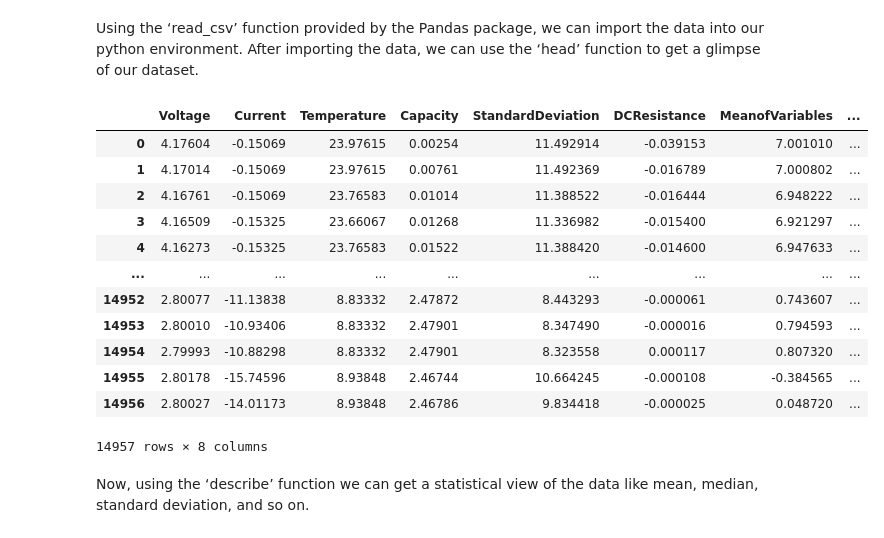
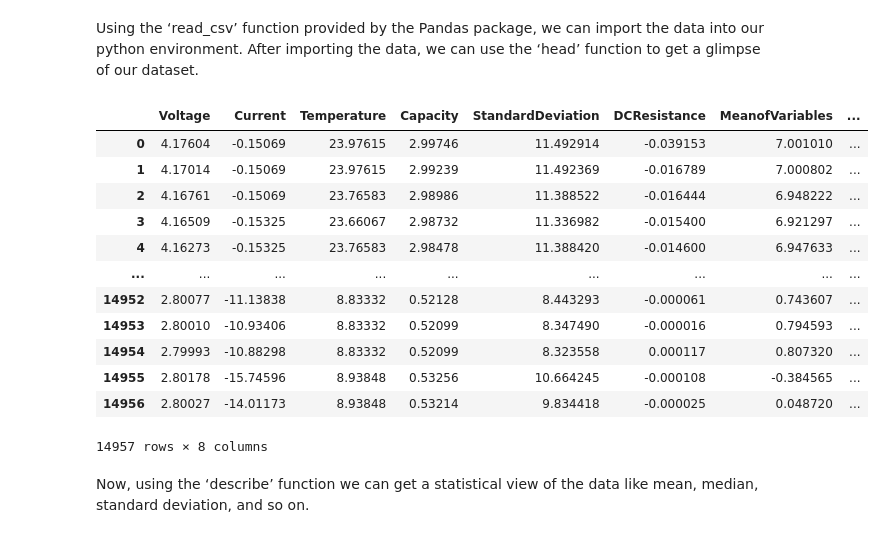
Before and after one commit to punjabinuclei/RealTimeBatteryMonitoringSystem, a Jupyter notebook: Updated_Linear_Regression_Method.ipynb, the cells around one changed output. Cells and saved outputs as stored; diff of their text form; code cells hidden in the pictures.

```diff
--- a/Updated_Linear_Regression_Method.ipynb
+++ b/Updated_Linear_Regression_Method.ipynb
@@ -38,22 +38,22 @@ from sklearn import preprocessing # preprocessData
 # %% [markdown]
 Using the ‘read_csv’ function provided by the Pandas package, we can import the data into our python environment. After importing the data, we can use the ‘head’ function to get a glimpse of our dataset.
 # %%
-df=pd.read_csv(r"SocNew.csv")
+df=pd.read_csv(r"SocFinal.csv")
 df=df.dropna()
 df
 # %% [output]
 |  | Voltage | Current | Temperature | Capacity | StandardDeviation | DCResistance | MeanofVariables | ... |
-| 0 | 4.17604 | -0.15069 | 23.97615 | 0.00254 | 11.492914 | -0.039153 | 7.001010 | ... |
-| 1 | 4.17014 | -0.15069 | 23.97615 | 0.00761 | 11.492369 | -0.016789 | 7.000802 | ... |
-| 2 | 4.16761 | -0.15069 | 23.76583 | 0.01014 | 11.388522 | -0.016444 | 6.948222 | ... |
-| 3 | 4.16509 | -0.15325 | 23.66067 | 0.01268 | 11.336982 | -0.015400 | 6.921297 | ... |
-| 4 | 4.16273 | -0.15325 | 23.76583 | 0.01522 | 11.388420 | -0.014600 | 6.947633 | ... |
+| 0 | 4.17604 | -0.15069 | 23.97615 | 2.99746 | 11.492914 | -0.039153 | 7.001010 | ... |
+| 1 | 4.17014 | -0.15069 | 23.97615 | 2.99239 | 11.492369 | -0.016789 | 7.000802 | ... |
+| 2 | 4.16761 | -0.15069 | 23.76583 | 2.98986 | 11.388522 | -0.016444 | 6.948222 | ... |
+| 3 | 4.16509 | -0.15325 | 23.66067 | 2.98732 | 11.336982 | -0.015400 | 6.921297 | ... |
+| 4 | 4.16273 | -0.15325 | 23.76583 | 2.98478 | 11.388420 | -0.014600 | 6.947633 | ... |
 | ... | ... | ... | ... | ... | ... | ... | ... | ... |
-| 14952 | 2.80077 | -11.13838 | 8.83332 | 2.47872 | 8.443293 | -0.000061 | 0.743607 | ... |
-| 14953 | 2.80010 | -10.93406 | 8.83332 | 2.47901 | 8.347490 | -0.000016 | 0.794593 | ... |
-| 14954 | 2.79993 | -10.88298 | 8.83332 | 2.47901 | 8.323558 | 0.000117 | 0.807320 | ... |
-| 14955 | 2.80178 | -15.74596 | 8.93848 | 2.46744 | 10.664245 | -0.000108 | -0.384565 | ... |
-| 14956 | 2.80027 | -14.01173 | 8.93848 | 2.46786 | 9.834418 | -0.000025 | 0.048720 | ... |
+| 14952 | 2.80077 | -11.13838 | 8.83332 | 0.52128 | 8.443293 | -0.000061 | 0.743607 | ... |
+| 14953 | 2.80010 | -10.93406 | 8.83332 | 0.52099 | 8.347490 | -0.000016 | 0.794593 | ... |
+| 14954 | 2.79993 | -10.88298 | 8.83332 | 0.52099 | 8.323558 | 0.000117 | 0.807320 | ... |
+| 14955 | 2.80178 | -15.74596 | 8.93848 | 0.53256 | 10.664245 | -0.000108 | -0.384565 | ... |
+| 14956 | 2.80027 | -14.01173 | 8.93848 | 0.53214 | 9.834418 | -0.000025 | 0.048720 | ... |
 14957 rows × 8 columns
 # %% [markdown]
 Now, using the ‘describe’ function we can get a statistical view of the data like mean, median, standard deviation, and so on.
```
Also changed, not shown: parts of 14 cells of this notebook.
